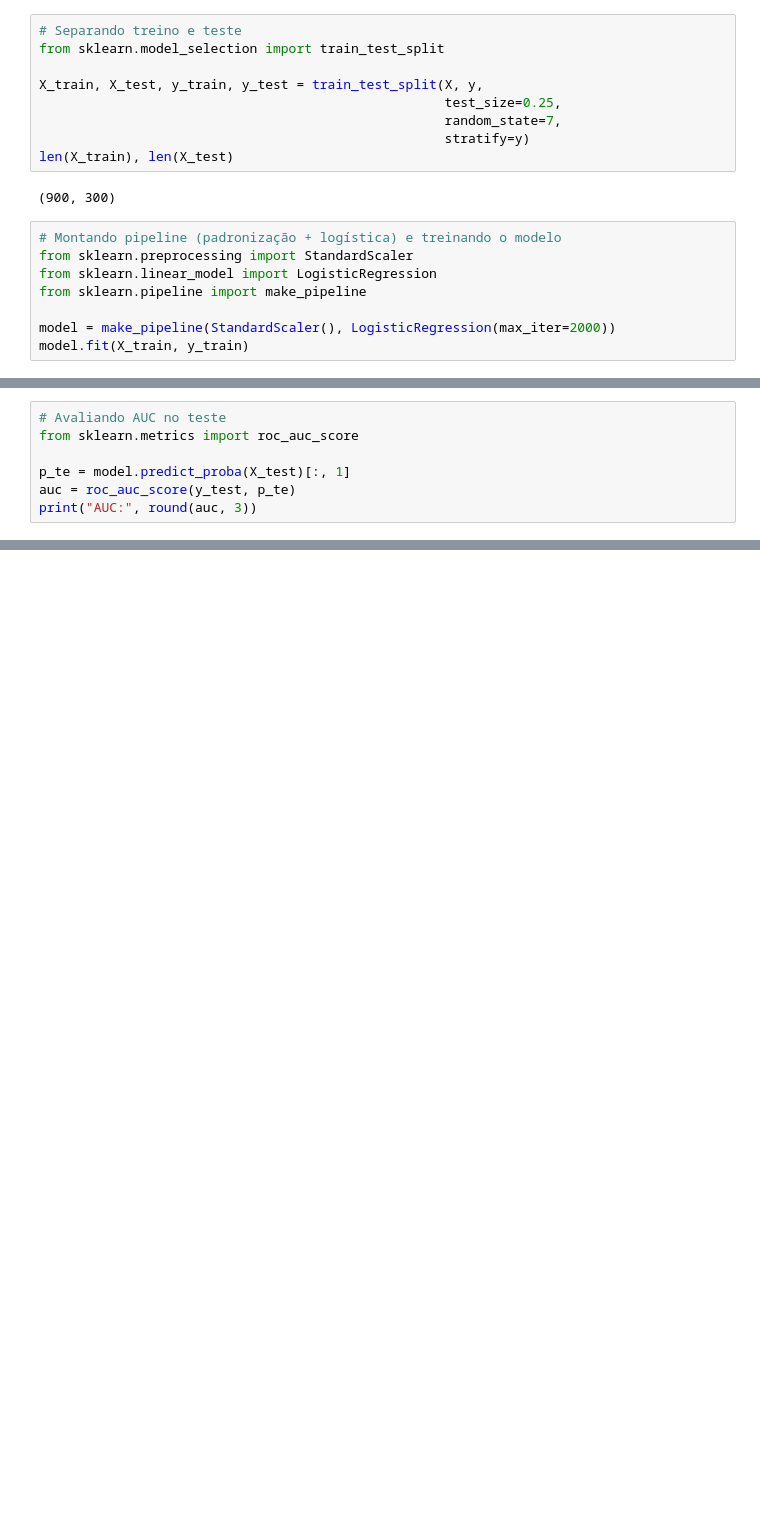
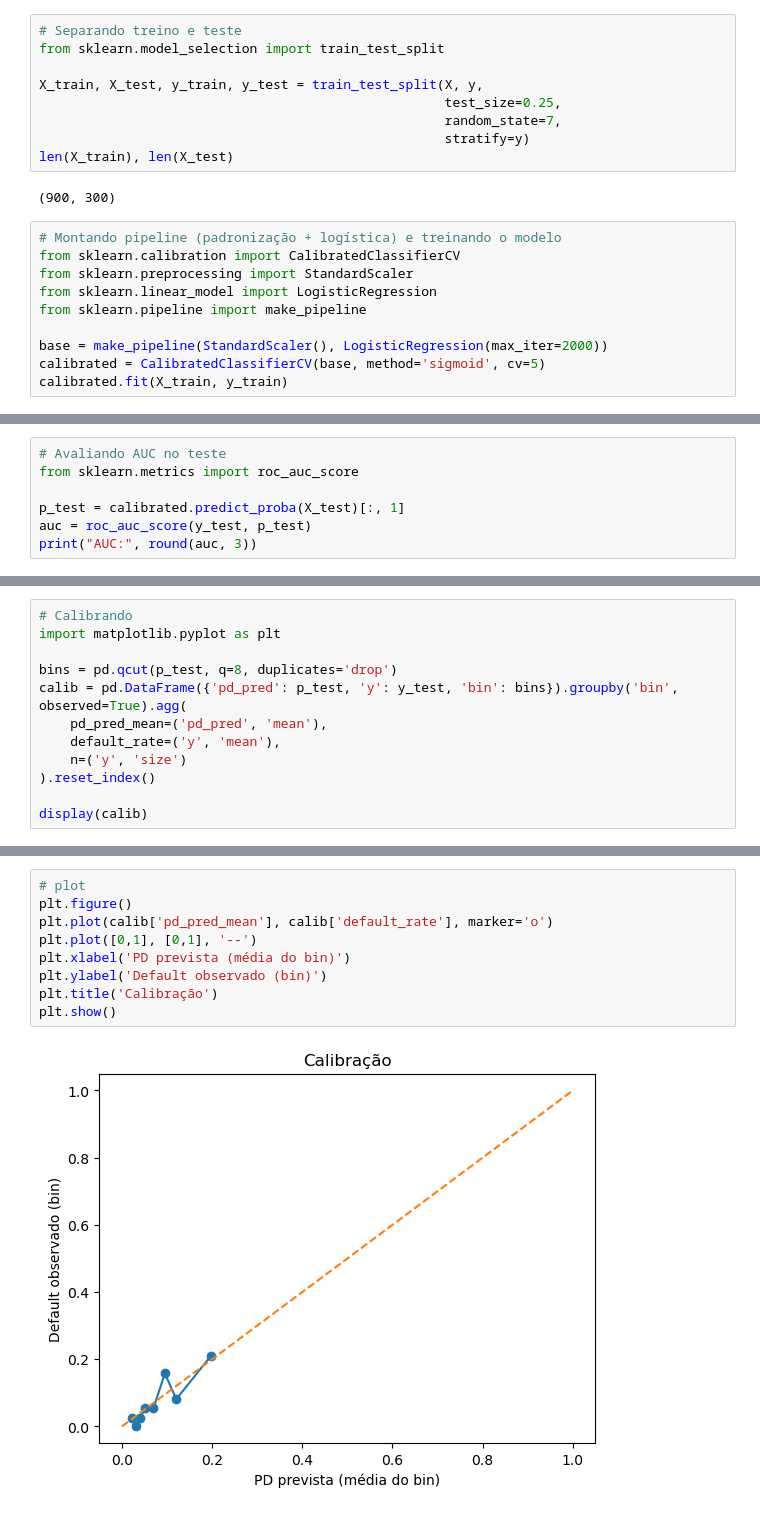
Before and after one commit to erycastro/SafeLimit, a Jupyter notebook: notebooks/02_modelo_pd.ipynb, the cells around one changed output, grey strips where cells are left out. Saved outputs shown, nothing was run; the diff lists cells and outputs as text; blank space fills up the shorter version.

```diff
--- a/notebooks/02_modelo_pd.ipynb
+++ b/notebooks/02_modelo_pd.ipynb
@@ -34,10 +37,12 @@ len(X_train), len(X_test)
 (900, 300)
 # %%
 # Montando pipeline (padronização + logística) e treinando o modelo
+from sklearn.calibration import CalibratedClassifierCV
 from sklearn.preprocessing import StandardScaler
 from sklearn.linear_model import LogisticRegression
 from sklearn.pipeline import make_pipeline
 
-model = make_pipeline(StandardScaler(), LogisticRegression(max_iter=2000))
-model.fit(X_train, y_train)
+base = make_pipeline(StandardScaler(), LogisticRegression(max_iter=2000))
+calibrated = CalibratedClassifierCV(base, method='sigmoid', cv=5)
+calibrated.fit(X_train, y_train)
 # %% [output]
@@ -47,7 +55,7 @@ Pipeline(steps=[('standardscaler', StandardScaler()),
 # Avaliando AUC no teste
 from sklearn.metrics import roc_auc_score
 
-p_te = model.predict_proba(X_test)[:, 1]
-auc = roc_auc_score(y_test, p_te)
+p_test = calibrated.predict_proba(X_test)[:, 1]
+auc = roc_auc_score(y_test, p_test)
 print("AUC:", round(auc, 3))
 # %% [output]
@@ -54,0 +63,12 @@ AUC: 0.744
+# %%
+# Calibrando
+import matplotlib.pyplot as plt
+
+bins = pd.qcut(p_test, q=8, duplicates='drop')
+calib = pd.DataFrame({'pd_pred': p_test, 'y': y_test, 'bin': bins}).groupby('bin', observed=True).agg(
+    pd_pred_mean=('pd_pred', 'mean'),
+    default_rate=('y', 'mean'),
+    n=('y', 'size')
+).reset_index()
+
+display(calib)
@@ -54,0 +85,11 @@ AUC: 0.744
+# %%
+# plot
+plt.figure()
+plt.plot(calib['pd_pred_mean'], calib['default_rate'], marker='o')
+plt.plot([0,1], [0,1], '--')
+plt.xlabel('PD prevista (média do bin)')
+plt.ylabel('Default observado (bin)')
+plt.title('Calibração')
+plt.show()
+# %% [output]
+[figure, added]
```
Also changed, not shown: parts of 10 cells of this notebook.
